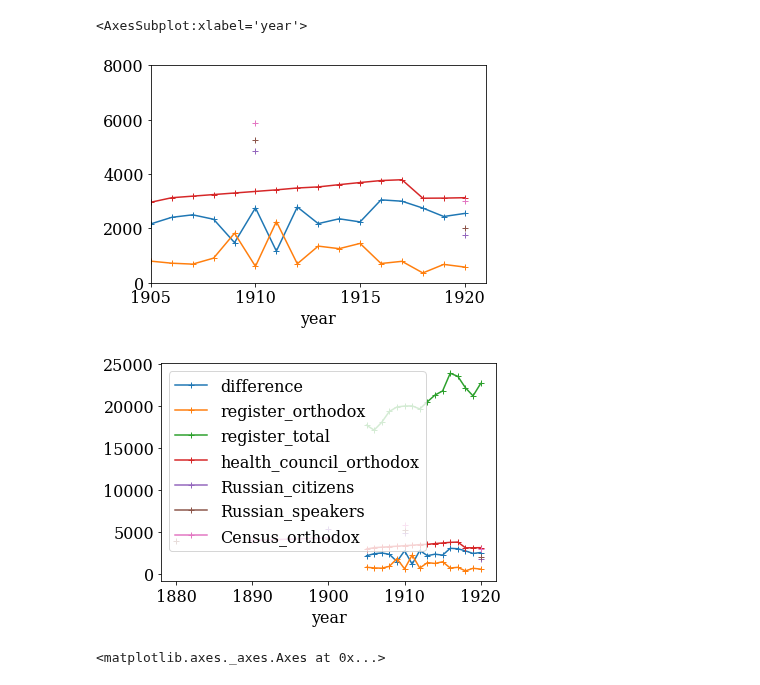
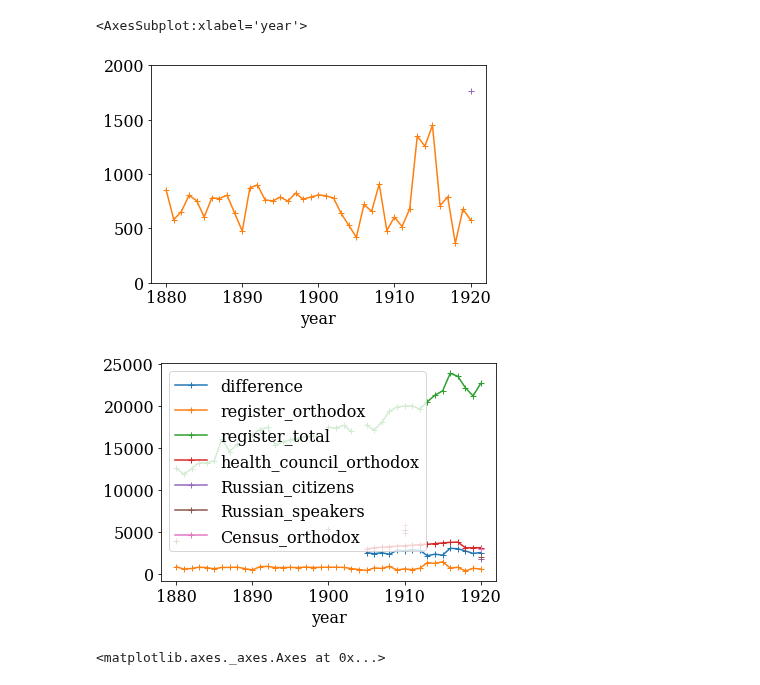
Before and after one commit to AnttiHaerkoenen/vyborg_orthodox, a Jupyter notebook: notebooks/missing_orthodox.ipynb, the cells around one changed output. Drawn from its saved outputs; the diff is of its cells as text; code cells hidden in the pictures.

Commit message:
data update

```diff
--- a/notebooks/missing_orthodox.ipynb
+++ b/notebooks/missing_orthodox.ipynb
@@ -29,38 +29,41 @@ districts_in_city = [
 ]
 
 poll_tax = pd.read_csv(data_dir / 'poll_tax_register.csv', index_col=0)
+poll_tax['orthodox'] = poll_tax['orthodox'].interpolate(method='linear')
+poll_tax['in_russia_orthodox'] = poll_tax['in_russia_orthodox'].interpolate(method='linear', limit=2).fillna(0)
 poll_tax['total'] = poll_tax.total_women + poll_tax.total_men
+poll_tax['orthodox'] = poll_tax.orthodox - poll_tax.in_russia_orthodox
 health_council = pd.read_csv(data_dir / 'health_council.csv', index_col=0).pop_orthodox
 health_council = health_council.reindex(range(1905, 1921), fill_value=np.nan).interpolate(method='slinear')
 foreigners = pd.read_csv(data_dir / 'foreigners.csv', index_col=0).russia
 language = pd.read_csv(data_dir / 'language.csv', index_col=0).russian
 religion = pd.read_csv(data_dir / 'religion.csv', index_col=0).orthodox
 difference = health_council - poll_tax.orthodox
 data = pd.DataFrame([
     difference,
     poll_tax.orthodox,
     poll_tax.total,
     health_council,
     foreigners,
     language,
     religion,
 ]).T
 data.columns = [
     'difference',
     'register_orthodox',
     'register_total',
     'health_council_orthodox',
     'Russian_citizens',
     'Russian_speakers',
     'Census_orthodox',
 ]
 # data.interpolate(method='linear', inplace=True)
-data.plot(marker='+', legend=False, xlim=(1905, 1921), ylim=(0, 8000))
+data.plot(marker='+', legend=False, ylim=(0, 2000))
 data.plot(marker='+')
 # %% [output]
 <AxesSubplot:xlabel='year'>
-[figure, old version]
+[figure, new version]
-[figure, old version]
+[figure, new version]
 # %%
 import daft
 from matplotlib import rc
```
Also changed, not shown: parts of 2 cells of this notebook.
